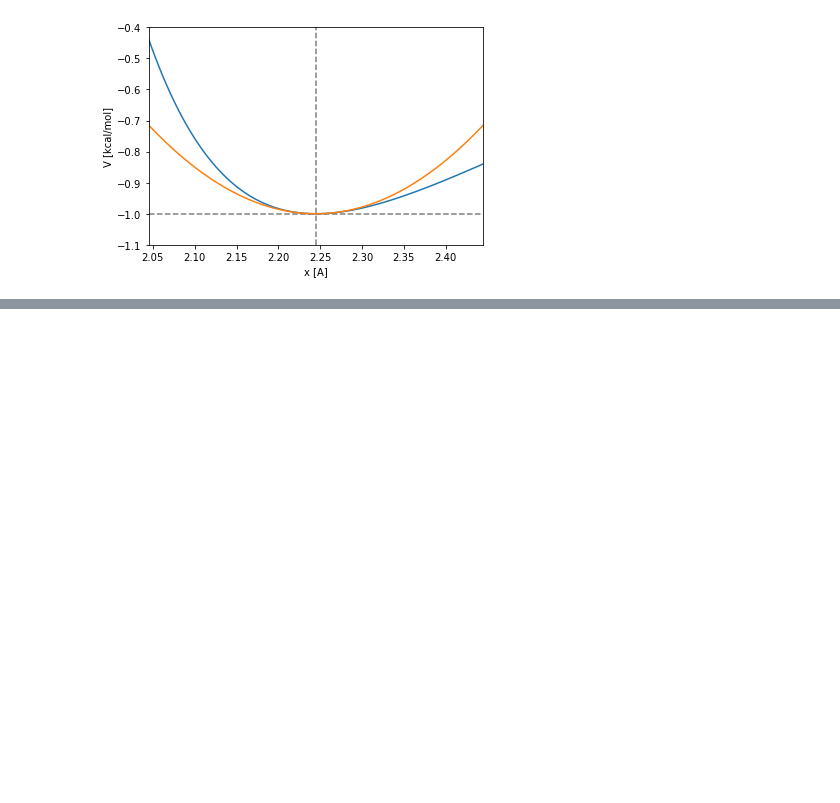
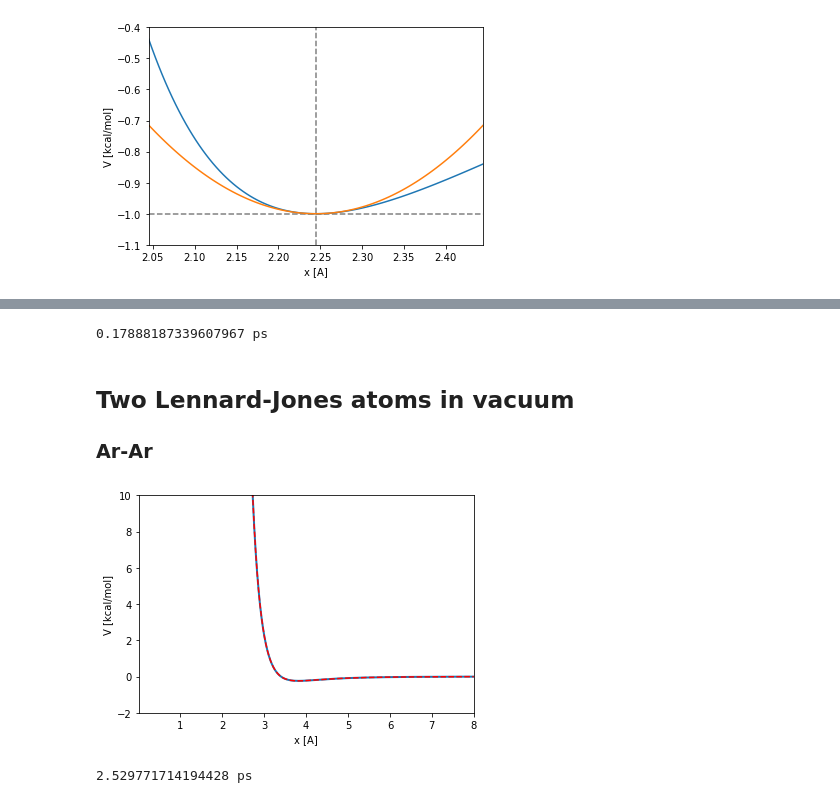
Before and after one commit to uibcdf/OMembrane, a Jupyter notebook: docs/contents/Test_LJ.ipynb, the cells around one changed output, grey strips where cells are left out. Drawn from its saved outputs; the diff is of its cells as text; code cells hidden in the pictures; blank space fills up the shorter version.

```diff
--- a/docs/contents/Test_LJ.ipynb
+++ b/docs/contents/Test_LJ.ipynb
@@ -273,0 +365,21 @@ Quantity(value=0.2980809920370536, unit=kilocalorie/mole)
+# %%
+mass = 39.9 * 2 * unit.amu # reduced mass of a pair of atoms
+sigma = 3.4 * unit.angstrom
+epsilon = 0.238 * unit.kilocalories_per_mole
+
+k = 36 * 2**(2/3) * epsilon/sigma**2
+
+tau = 2*np.pi * np.sqrt(mass/(2*k))
+
+print(tau/10.0)
+# %% [output]
+0.17888187339607967 ps
+# %% [markdown]
+## Two Lennard-Jones atoms in vacuum
+
+### Ar-Ar
+# %%
+mass = 39.948 * unit.amu
+sigma = 3.404 * unit.angstroms
+epsilon = 0.238 * unit.kilocalories_per_mole
+charge = 0.0 * unit.elementary_charge
@@ -273,0 +406,37 @@ Quantity(value=0.2980809920370536, unit=kilocalorie/mole)
+# %%
+positions = np.zeros([2,3], float) * unit.angstroms
+
+x = np.linspace(1.0, 8.0, 200, endpoint=True) * unit.angstroms
+V = [] * unit.kilocalories_per_mole
+
+for xi in x:
+
+    positions[1,0] = xi
+    context.setPositions(positions)
+    state = context.getState(getEnergy=True)
+    potential_energy = state.getPotentialEnergy()
+    V.append(potential_energy)
+# %%
+V._value = np.array(V._value)
+
+xlim_figure = [0.01, 8.0]
+ylim_figure = [-2.0, 10.0]
+
+plt.plot(x, V, linewidth=2)
+plt.plot(x, LJ(x, sigma, epsilon), linestyle='--', color='red')
+plt.xlim(xlim_figure)
+plt.ylim(ylim_figure)
+plt.xlabel('x [{}]'.format(x.unit.get_symbol()))
+plt.ylabel('V [{}]'.format(epsilon.unit.get_symbol()))
+plt.show()
+# %% [output]
+[figure, added]
+# %%
+k = 36 * 2**(2/3) * epsilon/sigma**2
+reduced_mass = mass+mass
+
+tau = 2*np.pi * np.sqrt(reduced_mass/k)
+
+print(tau)
+# %% [output]
+2.529771714194428 ps
```
Also changed, not shown: parts of 32 cells of this notebook, 1 other file.
